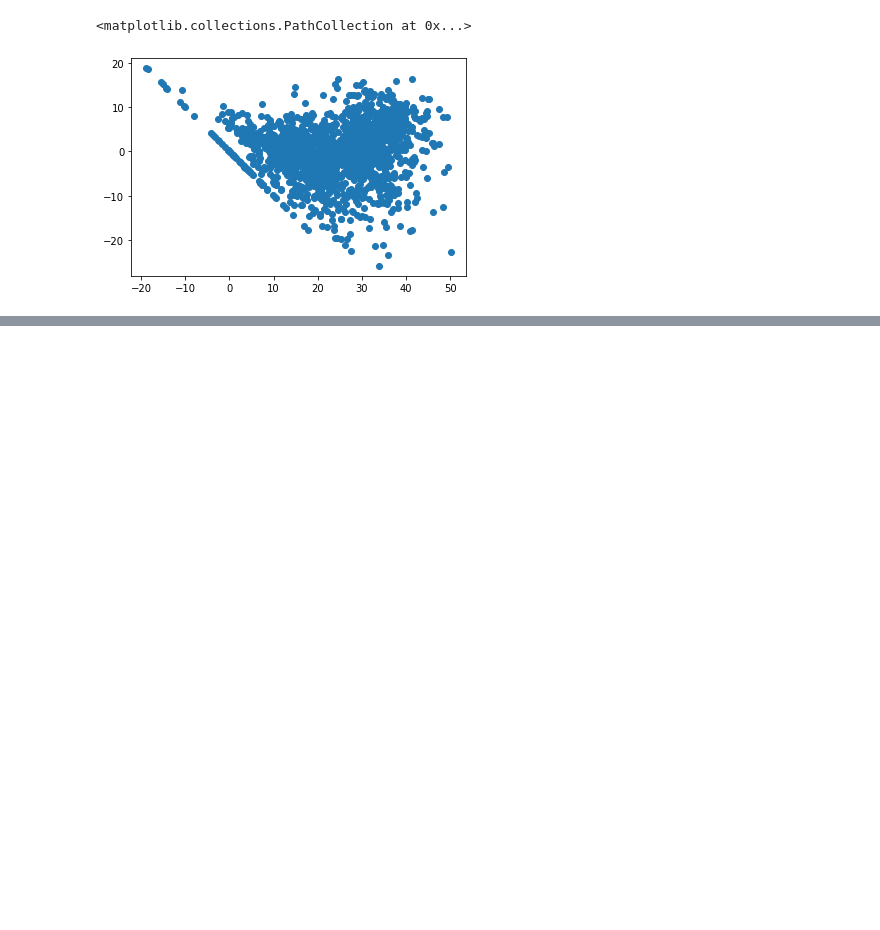
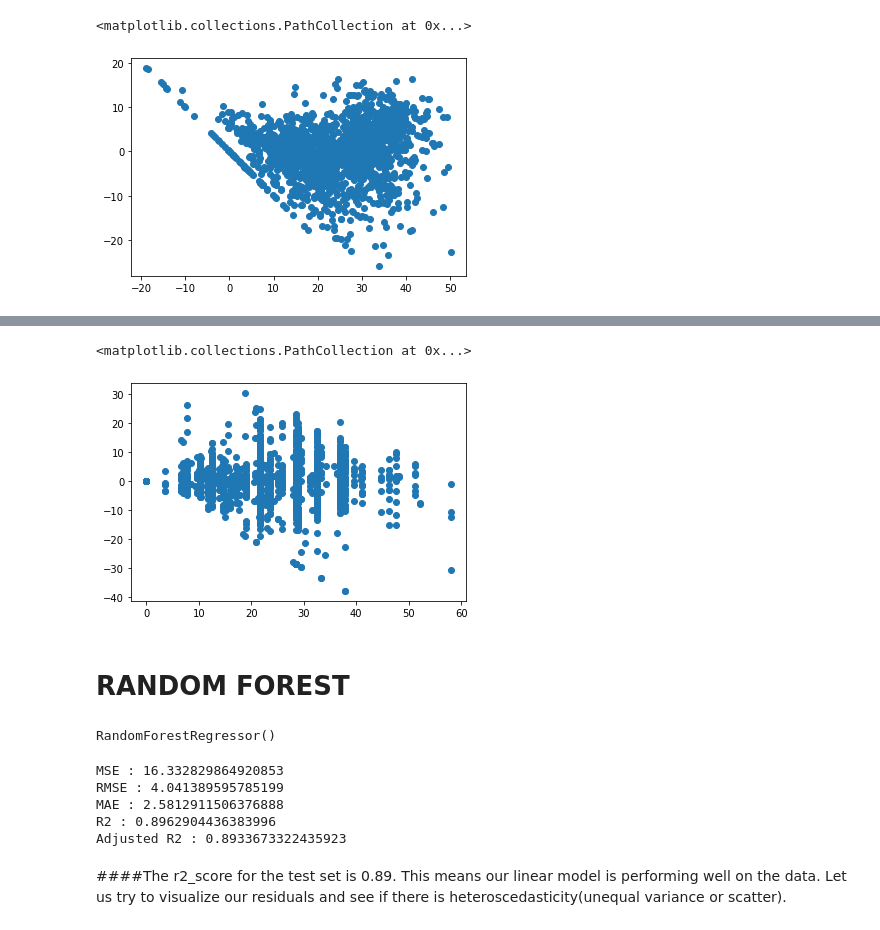
Before and after one commit to YashwantRaul/Supervised-ML-Regression, a Jupyter notebook: Bike_Sharing_Demand_Prediction_Capstone_Project.ipynb, the cells around one changed output, grey strips where cells are left out. Cells and saved outputs as stored; diff of their text form; code cells hidden in the pictures; blank space fills up the shorter version.

```diff
--- a/Bike_Sharing_Demand_Prediction_Capstone_Project.ipynb
+++ b/Bike_Sharing_Demand_Prediction_Capstone_Project.ipynb
@@ -788,0 +856,17 @@ plt.scatter((y_pred_test_ridge),(y_test)-(y_pred_test_ridge))
+# %%
+### Heteroscadacity
+plt.scatter((y_pred_test_d),(y_test)-(y_pred_test_d))
+# %% [output]
+<matplotlib.collections.PathCollection at 0x...>
+[figure, added]
+# %% [markdown]
+# **RANDOM FOREST**
+# %%
+#import the packages
+from sklearn.ensemble import RandomForestRegressor
+# Create an instance of the RandomForestRegressor
+rf_model = RandomForestRegressor()
+
+rf_model.fit(X_train,y_train)
+# %% [output]
+RandomForestRegressor()
@@ -788,0 +876,32 @@ plt.scatter((y_pred_test_ridge),(y_test)-(y_pred_test_ridge))
+# %%
+#import the packages
+from sklearn.metrics import mean_squared_error
+#calculate MSE
+MSE_rf= mean_squared_error(y_test, y_pred_test_r)
+print("MSE :",MSE_rf)
+
+#calculate RMSE
+RMSE_rf=np.sqrt(MSE_rf)
+print("RMSE :",RMSE_rf)
+
+
+#calculate MAE
+MAE_rf= mean_absolute_error(y_test, y_pred_test_r)
+print("MAE :",MAE_rf)
+
+
+#import the packages
+from sklearn.metrics import r2_score
+#calculate r2 and adjusted r2
+r2_rf= r2_score((y_test), (y_pred_test_r))
+print("R2 :",r2_rf)
+Adjusted_R2_rf=(1-(1-r2_score((y_test), (y_pred_test_r)))*((X_test.shape[0]-1)/(X_test.shape[0]-X_test.shape[1]-1)) )
+print("Adjusted R2 :",1-(1-r2_score((y_test), (y_pred_test_r)))*((X_test.shape[0]-1)/(X_test.shape[0]-X_test.shape[1]-1)) )
+# %% [output]
+MSE : 16.332829864920853
+RMSE : 4.041389595785199
+MAE : 2.5812911506376888
+R2 : 0.8962904436383996
+Adjusted R2 : 0.8933673322435923
+# %% [markdown]
+####The r2_score for the test set is 0.89. This means our linear model is  performing well on the data. Let us try to visualize our residuals and see if there is heteroscedasticity(unequal variance or scatter).
```
Also changed, not shown: parts of 19 cells of this notebook.
